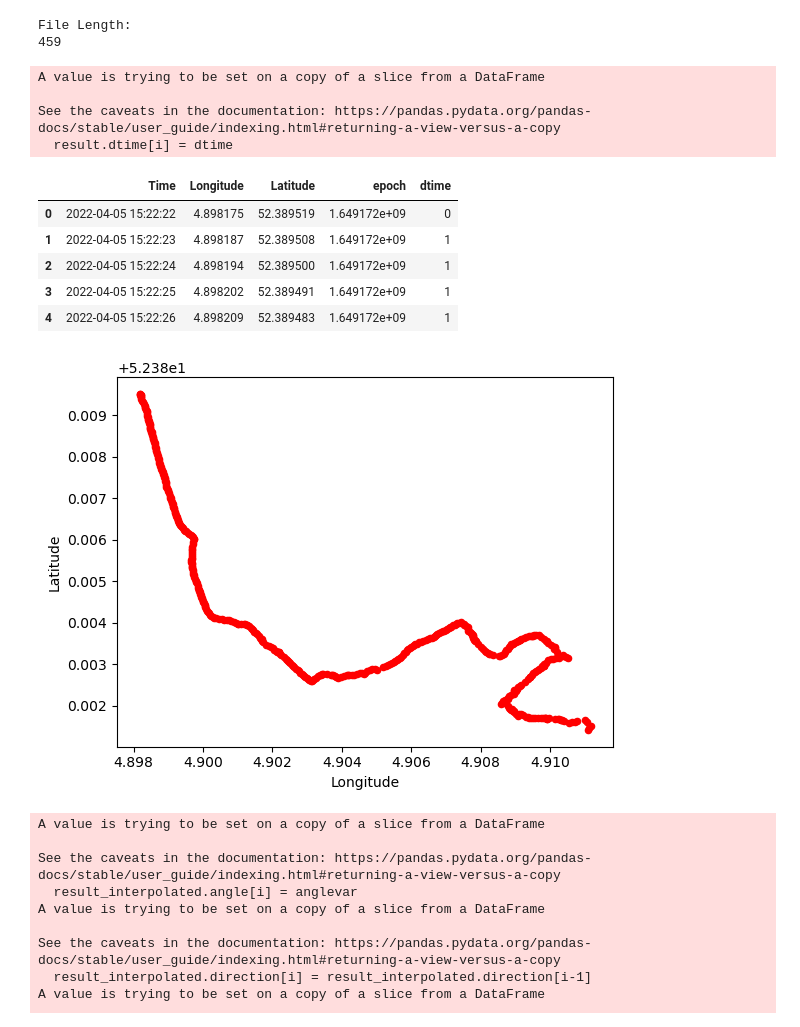
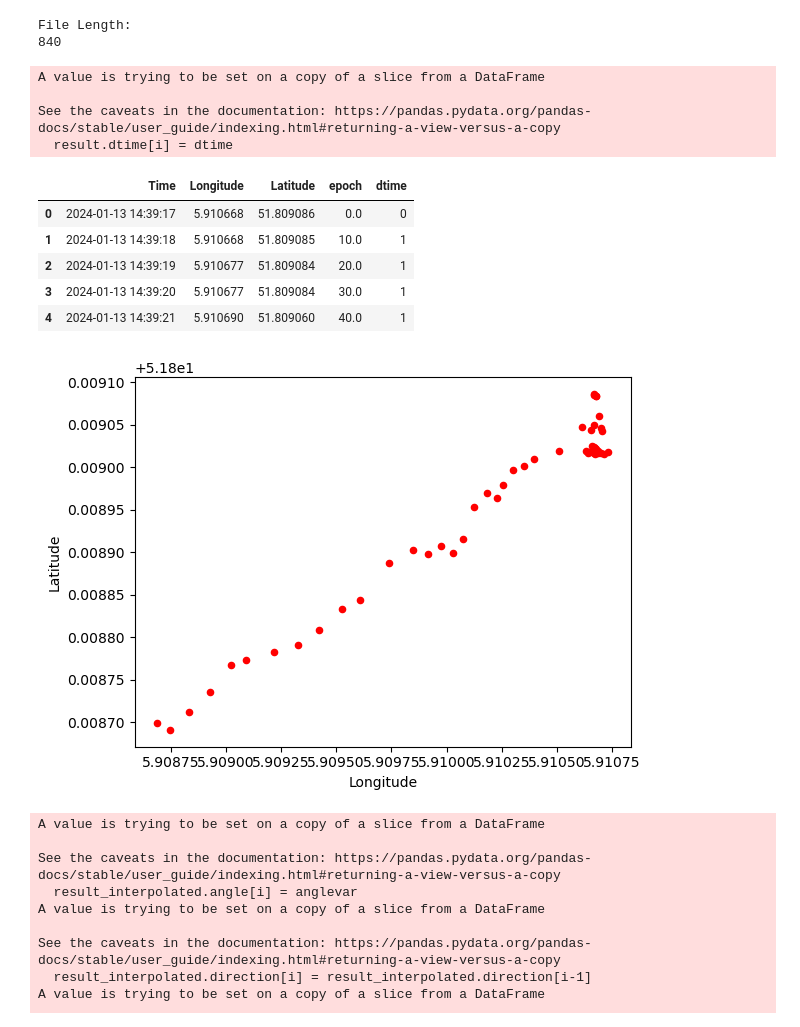
Before and after one commit to MaasGoudswaard/MTB-simulator, a Jupyter notebook: Python strava analysis/Loading data.ipynb, the cells around one changed output. Drawn from its saved outputs; the diff is of its cells as text; code cells hidden in the pictures.

```diff
--- a/Python strava analysis/Loading data.ipynb
+++ b/Python strava analysis/Loading data.ipynb
@@ -11,7 +11,7 @@ Longg = []
 Latg = []
 
 
-fo=open("GPScoordinatesTest.txt","r")
+fo=open("Trackwithvideo.txt","r")
 
 
 comp = 0
@@ -43,7 +43,7 @@ result['Longitude'] = Longg
 result['Latitude']= Latg
 # %% [output]
 File Length:
-459
+840
 # %%
 result['Time'] = pd.to_datetime(result['Time'])
 # %%
@@ -63,16 +63,16 @@ See the caveats in the documentation: https://pandas.pydata.org/pandas-docs/stab
 # %%
 # result.head()
 # result = result.loc[100:150]
-result.plot(kind='scatter',x='Longitude',y='Latitude',color='red')
+result.loc[0:50].plot(kind='scatter',x='Longitude',y='Latitude',color='red')
 result.head()
 # %% [output]
 |  | Time | Longitude | Latitude | epoch | dtime |
-| 0 | 2022-04-05 15:22:22 | 4.898175 | 52.389519 | 1.649172e+09 | 0 |
-| 1 | 2022-04-05 15:22:23 | 4.898187 | 52.389508 | 1.649172e+09 | 1 |
-| 2 | 2022-04-05 15:22:24 | 4.898194 | 52.389500 | 1.649172e+09 | 1 |
-| 3 | 2022-04-05 15:22:25 | 4.898202 | 52.389491 | 1.649172e+09 | 1 |
-| 4 | 2022-04-05 15:22:26 | 4.898209 | 52.389483 | 1.649172e+09 | 1 |
+| 0 | 2024-01-13 14:39:17 | 5.910668 | 51.809086 | 0.0 | 0 |
+| 1 | 2024-01-13 14:39:18 | 5.910668 | 51.809085 | 10.0 | 1 |
+| 2 | 2024-01-13 14:39:19 | 5.910677 | 51.809084 | 20.0 | 1 |
+| 3 | 2024-01-13 14:39:20 | 5.910677 | 51.809084 | 30.0 | 1 |
+| 4 | 2024-01-13 14:39:21 | 5.910690 | 51.809060 | 40.0 | 1 |
-[figure, old version]
+[figure, new version]
 # %%
 result['epoch'] = result['epoch']-result.epoch[0]
 result['epoch'] = result['epoch']*10
```
Also changed, not shown: parts of 2 cells of this notebook, 4 other files.
